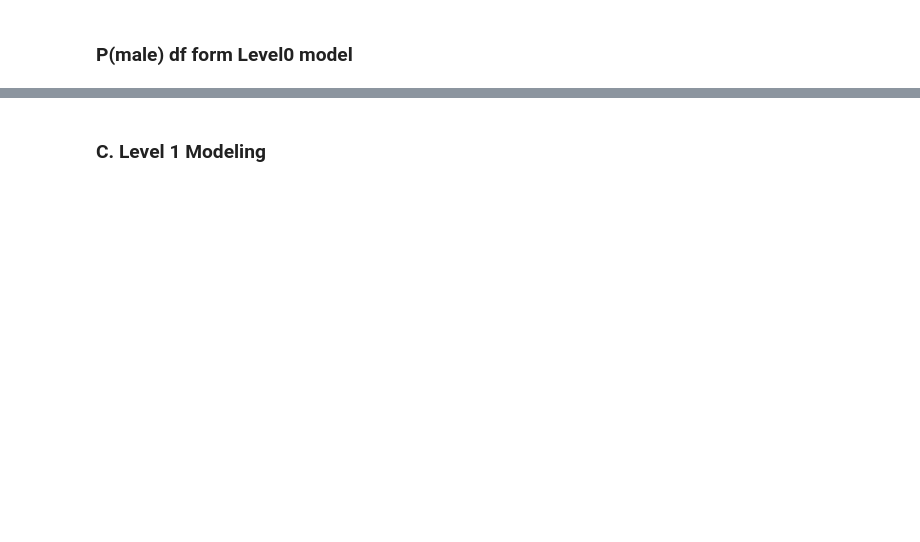
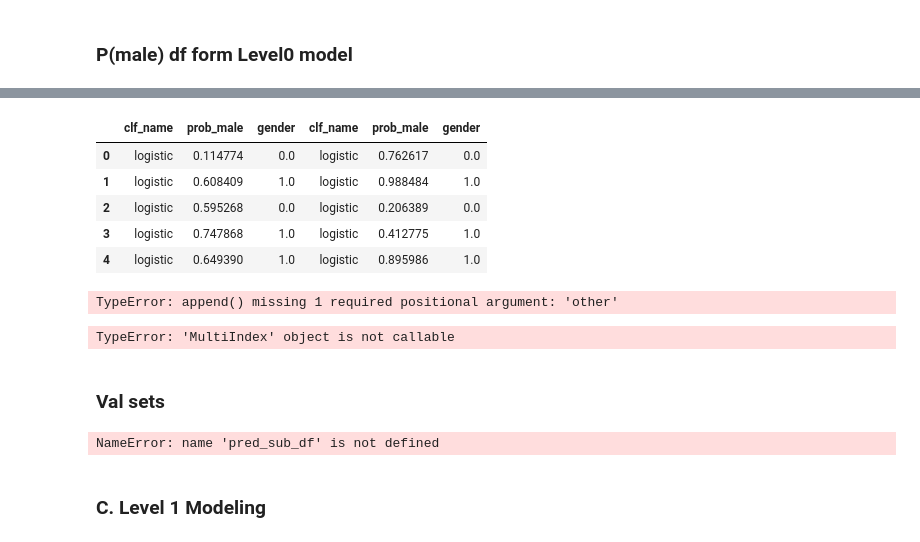
Before and after one commit to Liam-LT/NLP-TweetProfiler, a Jupyter notebook: Model1.ipynb, the cells around one changed output, grey strips where cells are left out. Cells and saved outputs as stored; diff of their text form; code cells hidden in the pictures; blank space fills up the shorter version.

```diff
--- a/Model1.ipynb
+++ b/Model1.ipynb
@@ -635,0 +660,19 @@ m2_df_level1.head(5)
+# %%
+m2_subpred_df.head(5)
+# %% [output]
+|  | clf_name | prob_male | gender | clf_name | prob_male | gender |
+| 0 | logistic | 0.114774 | 0.0 | logistic | 0.762617 | 0.0 |
+| 1 | logistic | 0.608409 | 1.0 | logistic | 0.988484 | 1.0 |
+| 2 | logistic | 0.595268 | 0.0 | logistic | 0.206389 | 0.0 |
+| 3 | logistic | 0.747868 | 1.0 | logistic | 0.412775 | 1.0 |
+| 4 | logistic | 0.649390 | 1.0 | logistic | 0.895986 | 1.0 |
+# %%
+m2_df_level1.append()
+# %% [output]
+TypeError: append() missing 1 required positional argument: 'other'
+# %%
+m2_subpred_df.columns()
+# %% [output]
+TypeError: 'MultiIndex' object is not callable
+# %% [markdown]
+### Val sets
@@ -636,3 +681,7 @@ m2_df_level1.head(5)
+# %%
+pred_sub_df = pred_sub_df.pivot(index= None, columns= 'clf_name', values= ['prob_male', 'gender'])
+# %% [output]
+NameError: name 'pred_sub_df' is not defined
 # %% [markdown]
 ### C. Level 1 Modeling
 # %%
```
Also changed, not shown: parts of 22 cells of this notebook.
